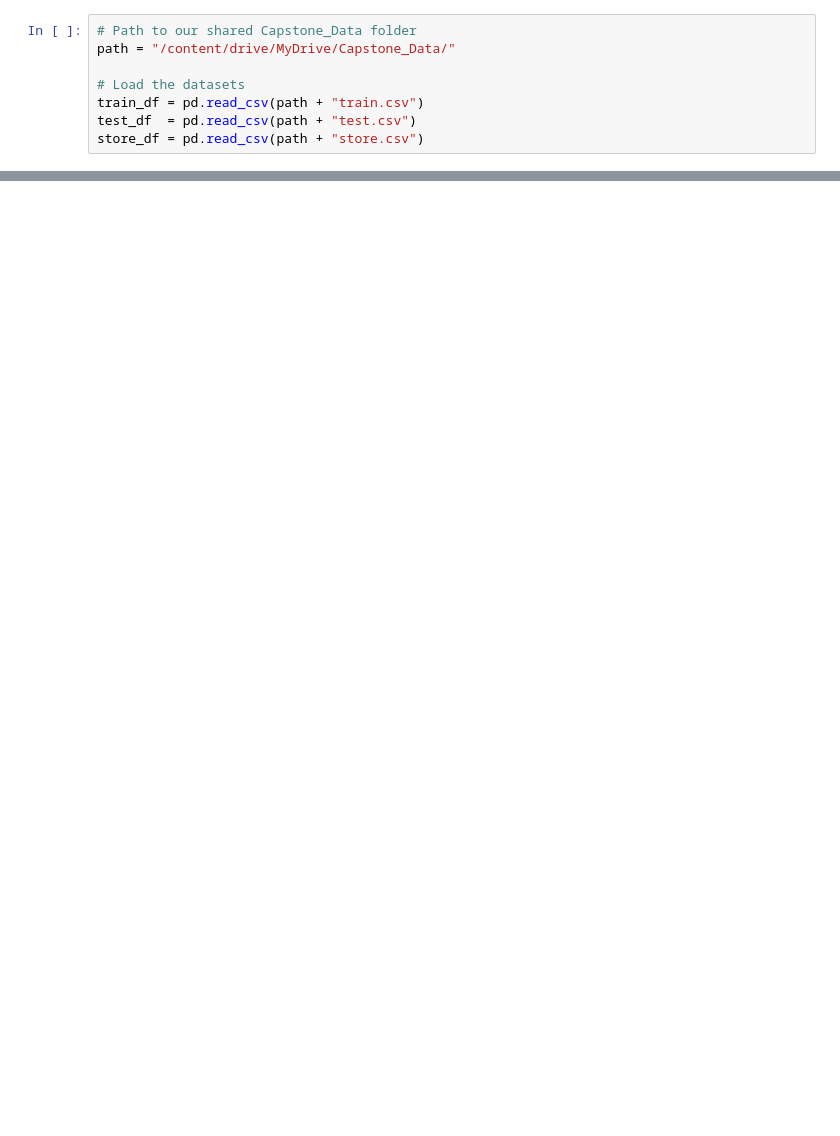
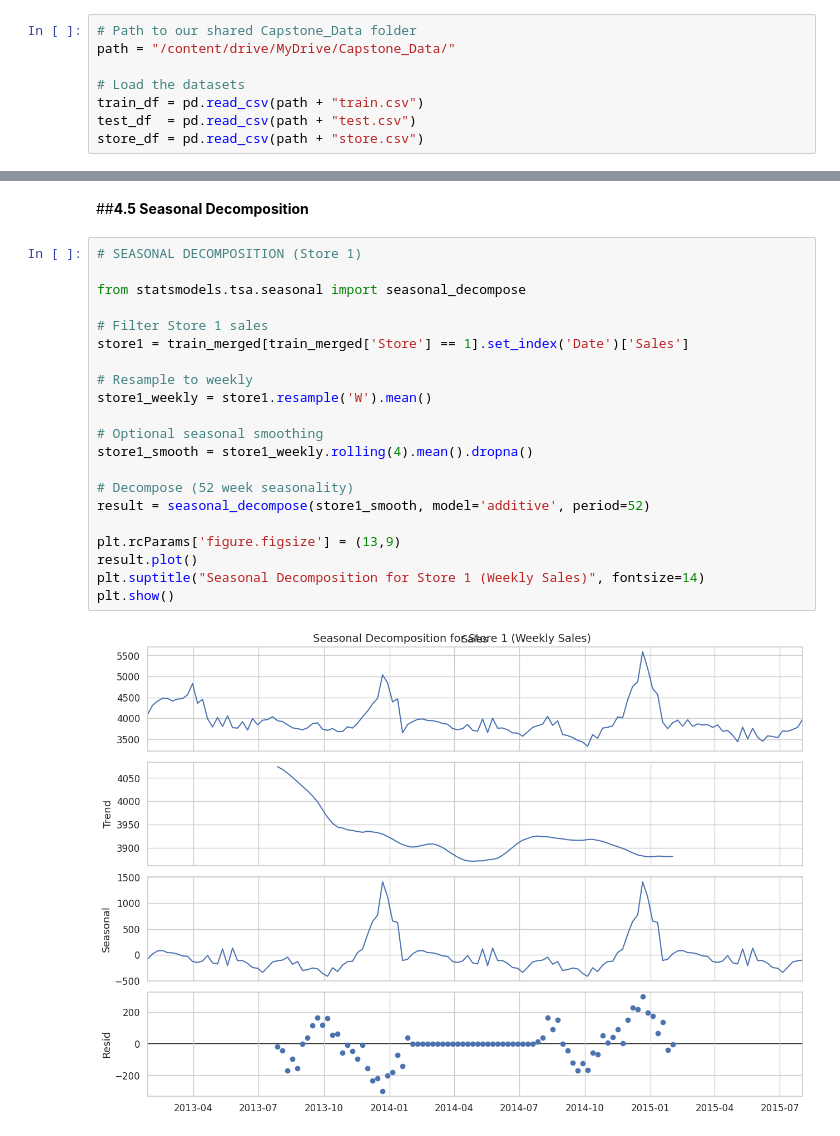
Before and after one commit to valentine96/Demand-Planning-and-Forecasting, a Jupyter notebook: notebooks/01_Data_Cleaning_and__EDA.ipynb, the cells around one changed output, grey strips where cells are left out. Drawn from its saved outputs; the diff is of its cells as text; blank space fills up the shorter version.

```diff
--- a/notebooks/01_Data_Cleaning_and__EDA.ipynb
+++ b/notebooks/01_Data_Cleaning_and__EDA.ipynb
@@ -736,0 +761,25 @@ test_df.to_csv(clean_test_path, index=False)
+# %% [markdown]
+##**4.5 Seasonal Decomposition**
+# %%
+# SEASONAL DECOMPOSITION (Store 1)
+
+from statsmodels.tsa.seasonal import seasonal_decompose
+
+# Filter Store 1 sales
+store1 = train_merged[train_merged['Store'] == 1].set_index('Date')['Sales']
+
+# Resample to weekly
+store1_weekly = store1.resample('W').mean()
+
+# Optional seasonal smoothing
+store1_smooth = store1_weekly.rolling(4).mean().dropna()
+
+# Decompose (52 week seasonality)
+result = seasonal_decompose(store1_smooth, model='additive', period=52)
+
+plt.rcParams['figure.figsize'] = (13,9)
+result.plot()
+plt.suptitle("Seasonal Decomposition for Store 1 (Weekly Sales)", fontsize=14)
+plt.show()
+# %% [output]
+[figure, added]
```
Also changed, not shown: parts of 138 cells of this notebook.
